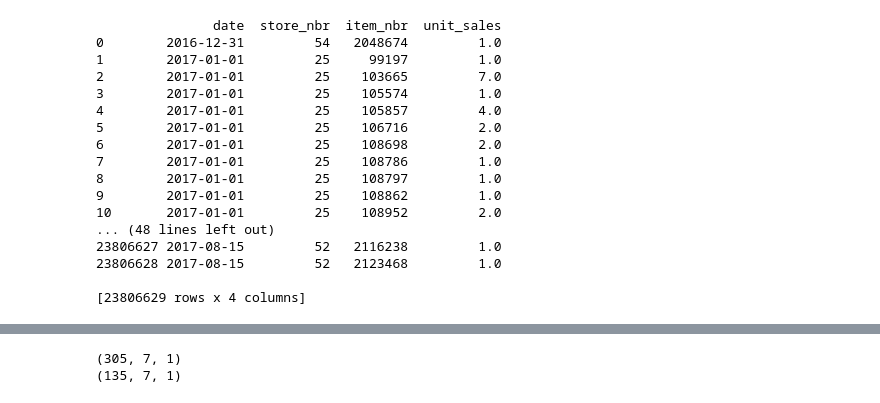
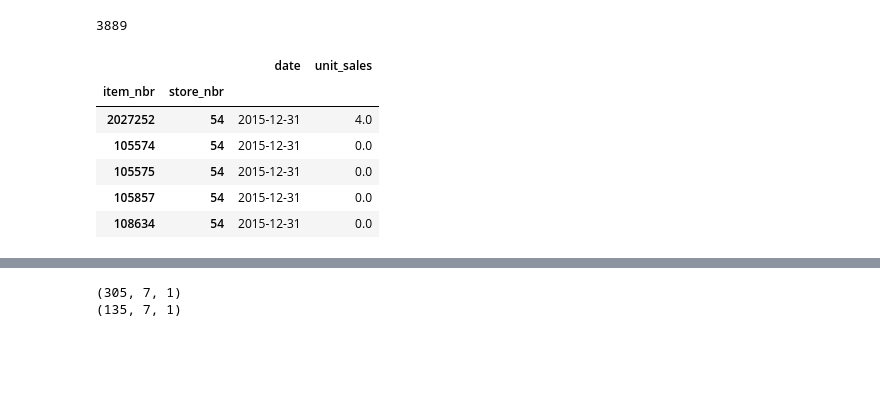
Before and after one commit to CornellDataScience/Kaggle-FA17, a Jupyter notebook: market/Jo/jo_lstm_prep.ipynb, the cells around one changed output, grey strips where cells are left out. Saved outputs shown, nothing was run; the diff lists cells and outputs as text; code cells hidden in the pictures; blank space fills up the shorter version.

```diff
--- a/market/Jo/jo_lstm_prep.ipynb
+++ b/market/Jo/jo_lstm_prep.ipynb
@@ -32,3 +39,7 @@ lastdate = train.iloc[train.shape[0]-1].date
+# %%
+train["item_nbr"].value_counts().size
+# %% [output]
+3889
 # %%
 import numpy as np
 look_back = 7
@@ -43,21 +54,12 @@ def create_dataset(dataset, look_back=1):
     return np.array(dataX), np.array(dataY)
-# %%
-print(train[(train["unit_sales"]>0)].reset_index(drop=True))
-# %% [output]
-               date  store_nbr  item_nbr  unit_sales
-0        2016-12-31         54   2048674         1.0
-1        2017-01-01         25     99197         1.0
-2        2017-01-01         25    103665         7.0
-3        2017-01-01         25    105574         1.0
-4        2017-01-01         25    105857         4.0
-5        2017-01-01         25    106716         2.0
-6        2017-01-01         25    108698         2.0
-7        2017-01-01         25    108786         1.0
-8        2017-01-01         25    108797         1.0
-9        2017-01-01         25    108862         1.0
-10       2017-01-01         25    108952         2.0
-... (48 lines left out)
-23806627 2017-08-15         52   2116238         1.0
-23806628 2017-08-15         52   2123468         1.0
-
-[23806629 rows x 4 columns]
+# %%
+train2 = train.set_index(["item_nbr", "store_nbr"], drop=True)
+train2.head()
+# %% [output]
+|  |  | date | unit_sales |
+| item_nbr | store_nbr |  |  |
+| 2027252 | 54 | 2015-12-31 | 4.0 |
+| 105574 | 54 | 2015-12-31 | 0.0 |
+| 105575 | 54 | 2015-12-31 | 0.0 |
+| 105857 | 54 | 2015-12-31 | 0.0 |
+| 108634 | 54 | 2015-12-31 | 0.0 |
```
Also changed, not shown: parts of 8 cells of this notebook, 13 other files.
